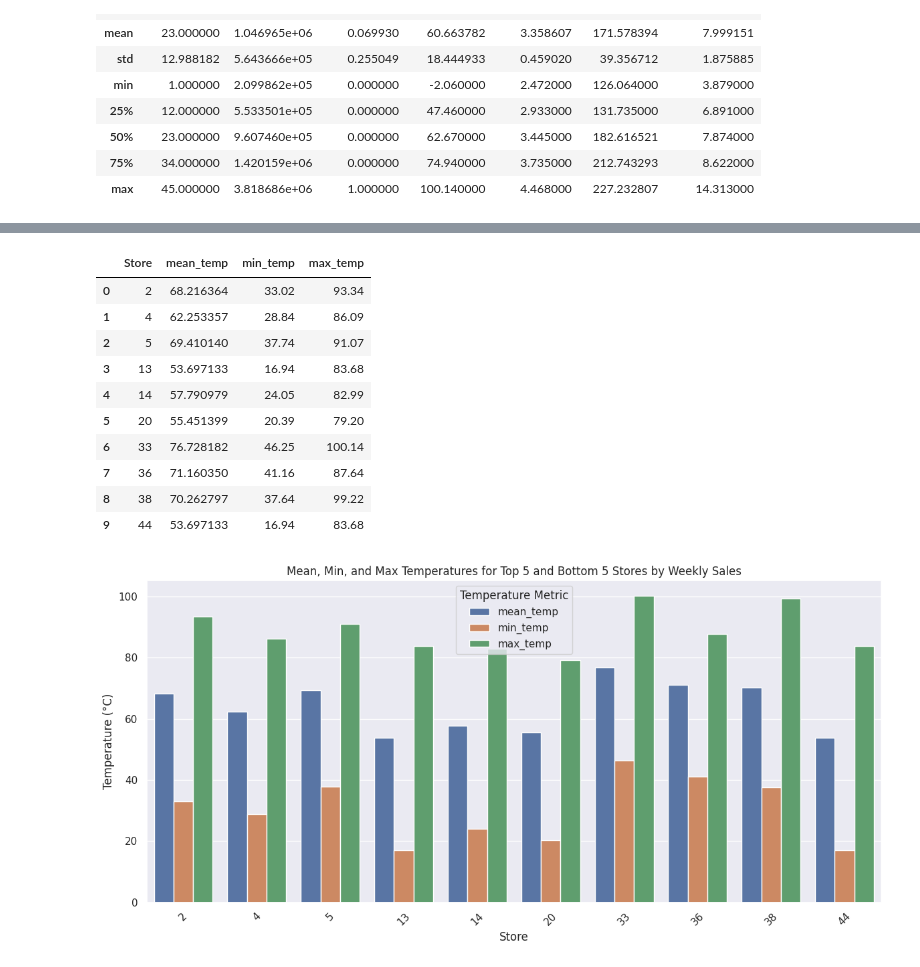
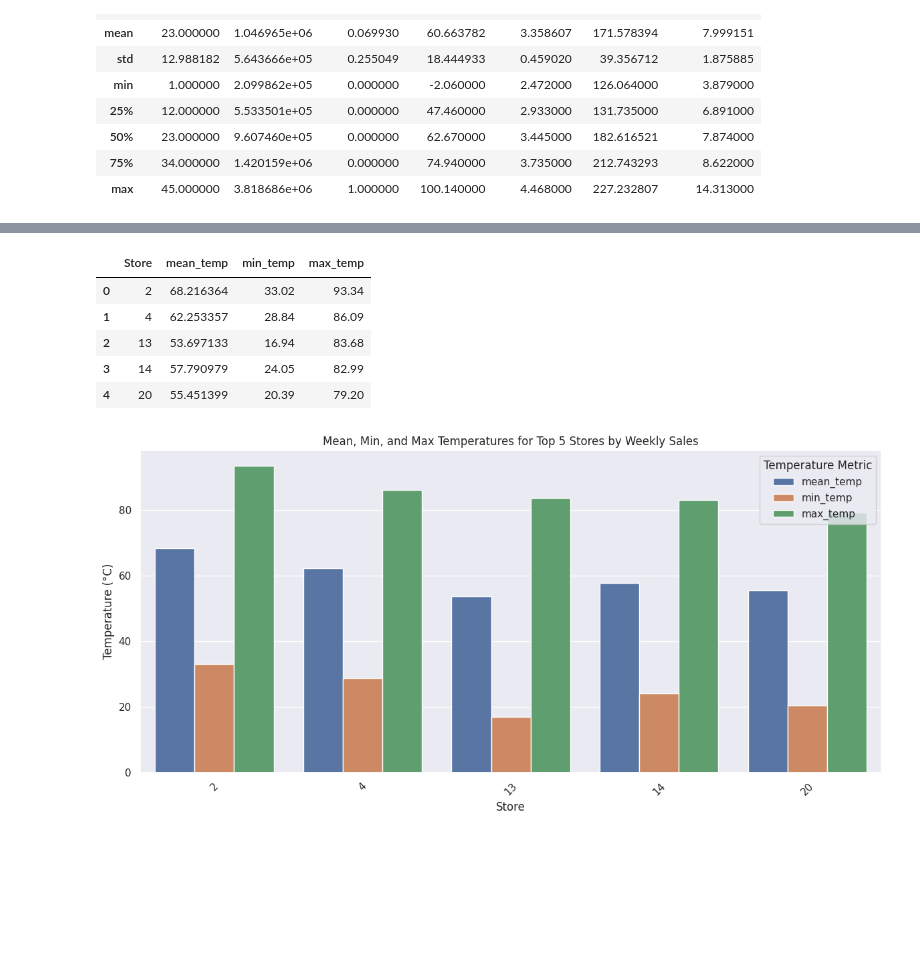
Before and after one commit to yushi2006/walmart-sales-forecasting, a Jupyter notebook: notebooks/EDA.ipynb, the cells around one changed output, grey strips where cells are left out. Cells and saved outputs as stored; diff of their text form; code cells hidden in the pictures; blank space fills up the shorter version.

```diff
--- a/notebooks/EDA.ipynb
+++ b/notebooks/EDA.ipynb
@@ -110,20 +118,15 @@ combined_stores
 # We can get the mean, max, and min of the temp grouped by the store
 
 # Now we need to get the mean, max, and min temp for each store
-temp_df = df[df['Store'].isin(combined_stores['Store'].unique())].groupby('Store')['Temperature'].agg(['mean', 'min', 'max']).reset_index()
+top_5_temp_df = df[df['Store'].isin(top_5_stores['Store'].unique())].groupby('Store')['Temperature'].agg(['mean', 'min', 'max']).reset_index()
 
-temp_df.columns = ['Store', 'mean_temp', 'min_temp', 'max_temp']
+top_5_temp_df.columns = ['Store', 'mean_temp', 'min_temp', 'max_temp']
 
-temp_df
+top_5_temp_df
 # %% [output]
 |  | Store | mean_temp | min_temp | max_temp |
 | 0 | 2 | 68.216364 | 33.02 | 93.34 |
 | 1 | 4 | 62.253357 | 28.84 | 86.09 |
-| 2 | 5 | 69.410140 | 37.74 | 91.07 |
-| 3 | 13 | 53.697133 | 16.94 | 83.68 |
-| 4 | 14 | 57.790979 | 24.05 | 82.99 |
-| 5 | 20 | 55.451399 | 20.39 | 79.20 |
-| 6 | 33 | 76.728182 | 46.25 | 100.14 |
-| 7 | 36 | 71.160350 | 41.16 | 87.64 |
-| 8 | 38 | 70.262797 | 37.64 | 99.22 |
-| 9 | 44 | 53.697133 | 16.94 | 83.68 |
+| 2 | 13 | 53.697133 | 16.94 | 83.68 |
+| 3 | 14 | 57.790979 | 24.05 | 82.99 |
+| 4 | 20 | 55.451399 | 20.39 | 79.20 |
@@ -130,19 +137,19 @@ temp_df
 # %%
-temp_df_melted = pd.melt(temp_df, id_vars=['Store'], value_vars=['mean_temp', 'min_temp', 'max_temp'],
+temp_df_melted = pd.melt(top_5_temp_df, id_vars=['Store'], value_vars=['mean_temp', 'min_temp', 'max_temp'],
                          var_name='Metric', value_name='Temperature')
 
 plt.figure(figsize=(12, 6))
 sns.barplot(data=temp_df_melted, x='Store', y='Temperature', hue='Metric')
 
-plt.title('Mean, Min, and Max Temperatures for Top 5 and Bottom 5 Stores by Weekly Sales')
+plt.title('Mean, Min, and Max Temperatures for Top 5 Stores by Weekly Sales')
 plt.xlabel('Store')
 plt.ylabel('Temperature (°C)')
 plt.legend(title='Temperature Metric')
 plt.xticks(rotation=45)
 plt.tight_layout()
 
-#plt.savefig('temperature_stats_by_store.png')
+plt.savefig('../figures/temperature_stats_by_top_stores.png')
 
 plt.show()
 # %% [output]
-[figure, old version]
+[figure, new version]
```
Also changed, not shown: parts of 9 cells of this notebook, 6 other files.
